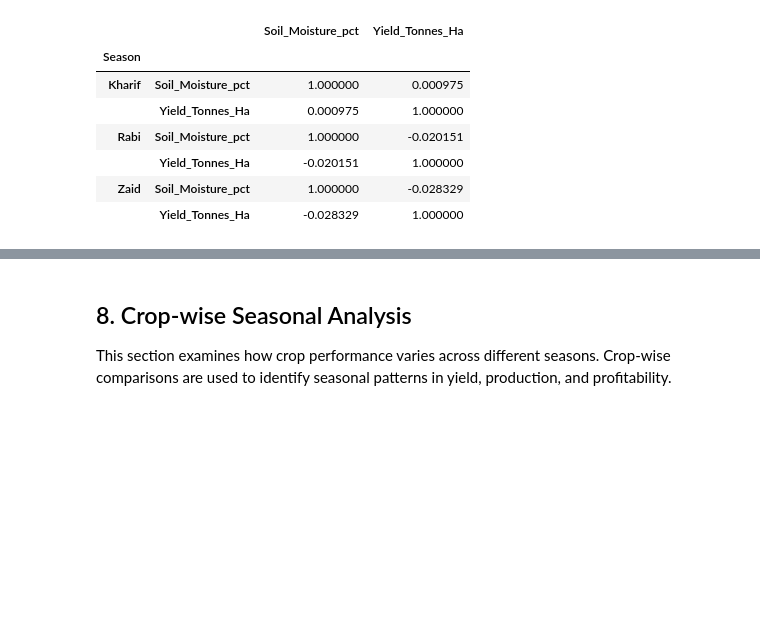
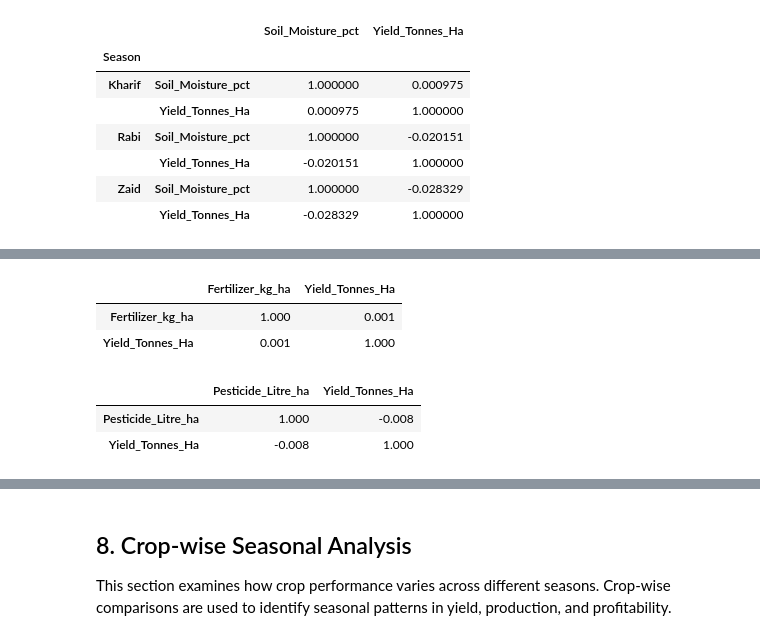
Before and after one commit to adishukla10/Seasonal-Agriculture-Performance-Analysis, a Jupyter notebook: Seasonal_Agriculture_Performance_Analysis.ipynb, the cells around one changed output, grey strips where cells are left out. Cells and saved outputs as stored; diff of their text form; code cells hidden in the pictures; blank space fills up the shorter version.

```diff
--- a/Seasonal_Agriculture_Performance_Analysis.ipynb
+++ b/Seasonal_Agriculture_Performance_Analysis.ipynb
@@ -442,0 +461,12 @@ df.groupby("Season")[["Soil_Moisture_pct", "Yield_Tonnes_Ha"]].corr()
+# %%
+df[["Fertilizer_kg_ha", "Yield_Tonnes_Ha"]].corr().round(3)
+# %% [output]
+|  | Fertilizer_kg_ha | Yield_Tonnes_Ha |
+| Fertilizer_kg_ha | 1.000 | 0.001 |
+| Yield_Tonnes_Ha | 0.001 | 1.000 |
+# %%
+df[["Pesticide_Litre_ha", "Yield_Tonnes_Ha"]].corr().round(3)
+# %% [output]
+|  | Pesticide_Litre_ha | Yield_Tonnes_Ha |
+| Pesticide_Litre_ha | 1.000 | -0.008 |
+| Yield_Tonnes_Ha | -0.008 | 1.000 |
```
Also changed, not shown: parts of 12 cells of this notebook, 1 other file.
